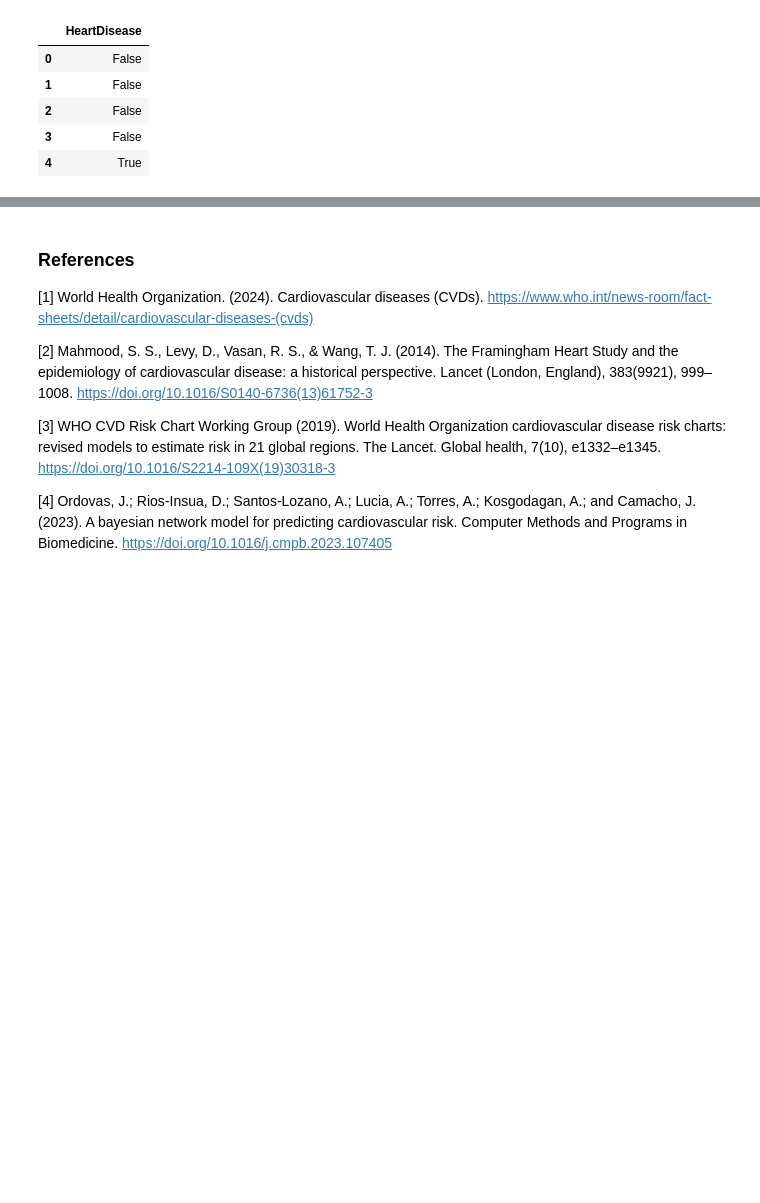
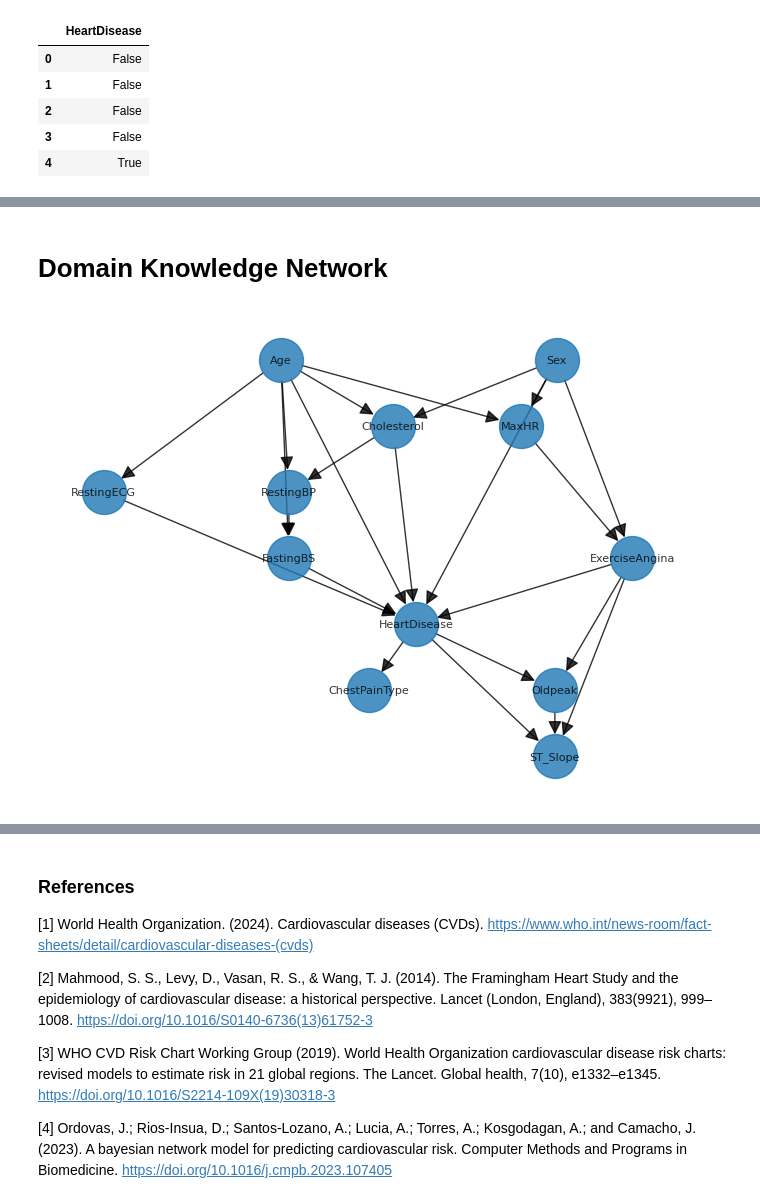
Before and after one commit to MatteoFasulo/BayesianHeartDisease, a Jupyter notebook: MLE_heart.ipynb, the cells around one changed output, grey strips where cells are left out. Saved outputs shown, nothing was run; the diff lists cells and outputs as text; code cells hidden in the pictures; blank space fills up the shorter version.

Commit message:
Update with Domain Network

```diff
--- a/MLE_heart.ipynb
+++ b/MLE_heart.ipynb
@@ -158,0 +181,35 @@ accuracy_score(y_test, y_pred[target_variable])
+# %% [markdown]
+# Domain Knowledge Network
+# %%
+final_model = BayesianNetwork([
+    ('Age', 'Cholesterol'),
+    ('Age', 'RestingECG'),
+    ('Age', 'MaxHR'),
+    ('Age', 'RestingBP'),
+    ('Age', 'FastingBS'),
+    ('Age', target_variable),
+    ('Sex', 'Cholesterol'),
+    ('Sex', 'MaxHR'),
+    ('Sex', 'ExerciseAngina'),
+    ('Sex', target_variable),
+    ('RestingECG', target_variable),
+    ('MaxHR', 'ExerciseAngina'),
+    ('Cholesterol', target_variable),
+    ('Cholesterol', 'RestingBP'),
+    ('RestingBP', 'FastingBS'),
+    ('FastingBS', target_variable),
+    ('ExerciseAngina', target_variable),
+    ('ExerciseAngina', 'Oldpeak'),
+    ('ExerciseAngina', 'ST_Slope'),
+    (target_variable, 'Oldpeak'),
+    (target_variable, 'ST_Slope'),
+    (target_variable, 'ChestPainType'),
+    ('Oldpeak', 'ST_Slope'),
+]
+)
+# %%
+pos = nx.nx_agraph.graphviz_layout(final_model, prog="dot")
+nx.draw(final_model, pos, with_labels=True,
+        node_size=1000, font_size=8, arrowsize=20, alpha=0.8)
+# %% [output]
+[figure, added]
```
Also changed, not shown: parts of 16 cells of this notebook, 2 other files.
